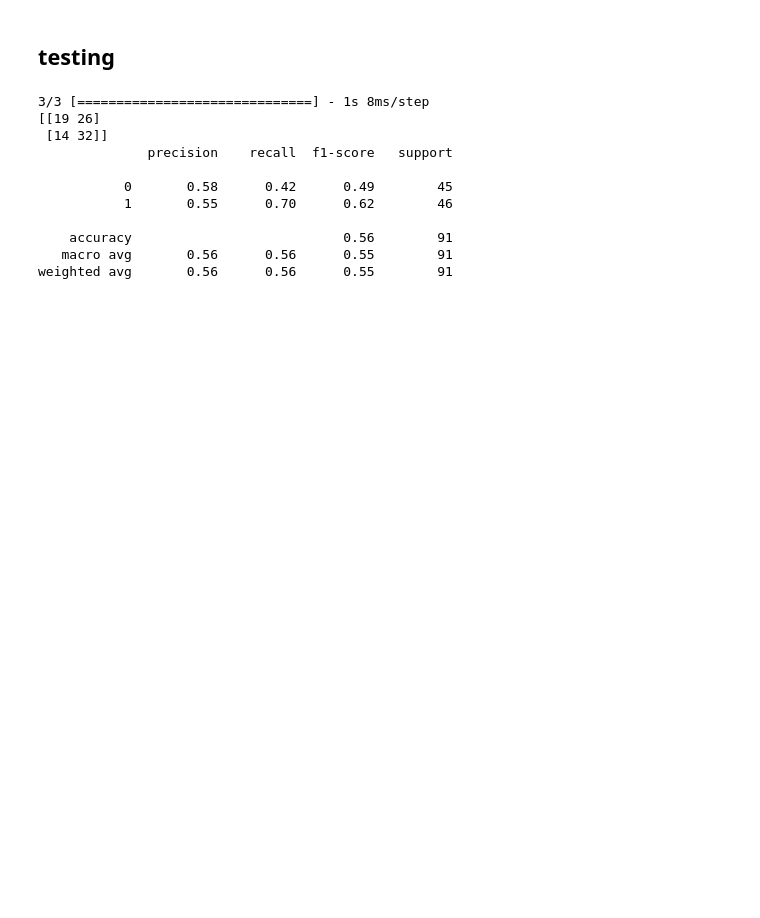
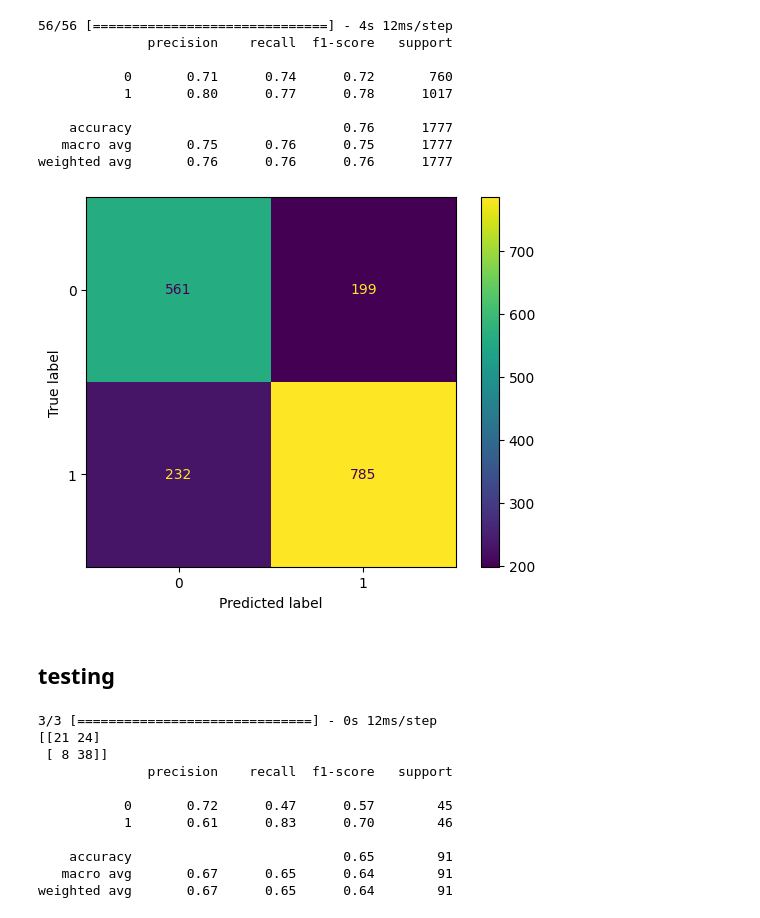
Before and after one commit to manhohin/econ4305, a Jupyter notebook: LSTM_model.ipynb, the cells around one changed output. Drawn from its saved outputs; the diff is of its cells as text; code cells hidden in the pictures; blank space fills up the shorter version.

```diff
--- a/LSTM_model.ipynb
+++ b/LSTM_model.ipynb
@@ -153,3 +164,18 @@ Epoch 53/1000
+# %%
+pred_val = (LSTM_model.predict(X_val)> 0.5).astype(int)
+ConfusionMatrixDisplay.from_predictions(y_val, pred_val)
+print(classification_report(y_val, pred_val))
+# %% [output]
+56/56 [==============================] - 4s 12ms/step
+              precision    recall  f1-score   support
+
+           0       0.71      0.74      0.72       760
+           1       0.80      0.77      0.78      1017
+
+    accuracy                           0.76      1777
+   macro avg       0.75      0.76      0.75      1777
+weighted avg       0.76      0.76      0.76      1777
+[figure, added]
 # %% [markdown]
 ## testing
 # %%
@@ -161,7 +187,7 @@ X_test_pca = pca.transform(X_test)
 
 tempX, tempY = create_dataset(X_test_pca, Y_test, look_back)
 
-Y_pred = model.predict(tempX)
+Y_pred = LSTM_model.predict(tempX)
 Y_pred_labels = (Y_pred > 0.5).astype(int)
 
 cm = confusion_matrix(tempY, Y_pred_labels)
@@ -169,14 +195,14 @@ print(cm)
 
 print(classification_report(tempY, Y_pred_labels))
 # %% [output]
-3/3 [==============================] - 1s 8ms/step
-[[19 26]
- [14 32]]
+3/3 [==============================] - 0s 12ms/step
+[[21 24]
+ [ 8 38]]
               precision    recall  f1-score   support
 
-           0       0.58      0.42      0.49        45
-           1       0.55      0.70      0.62        46
+           0       0.72      0.47      0.57        45
+           1       0.61      0.83      0.70        46
 
-    accuracy                           0.56        91
-   macro avg       0.56      0.56      0.55        91
-weighted avg       0.56      0.56      0.55        91
+    accuracy                           0.65        91
+   macro avg       0.67      0.65      0.64        91
+weighted avg       0.67      0.65      0.64        91
```
Also changed, not shown: parts of 6 cells of this notebook, 14 other files.
